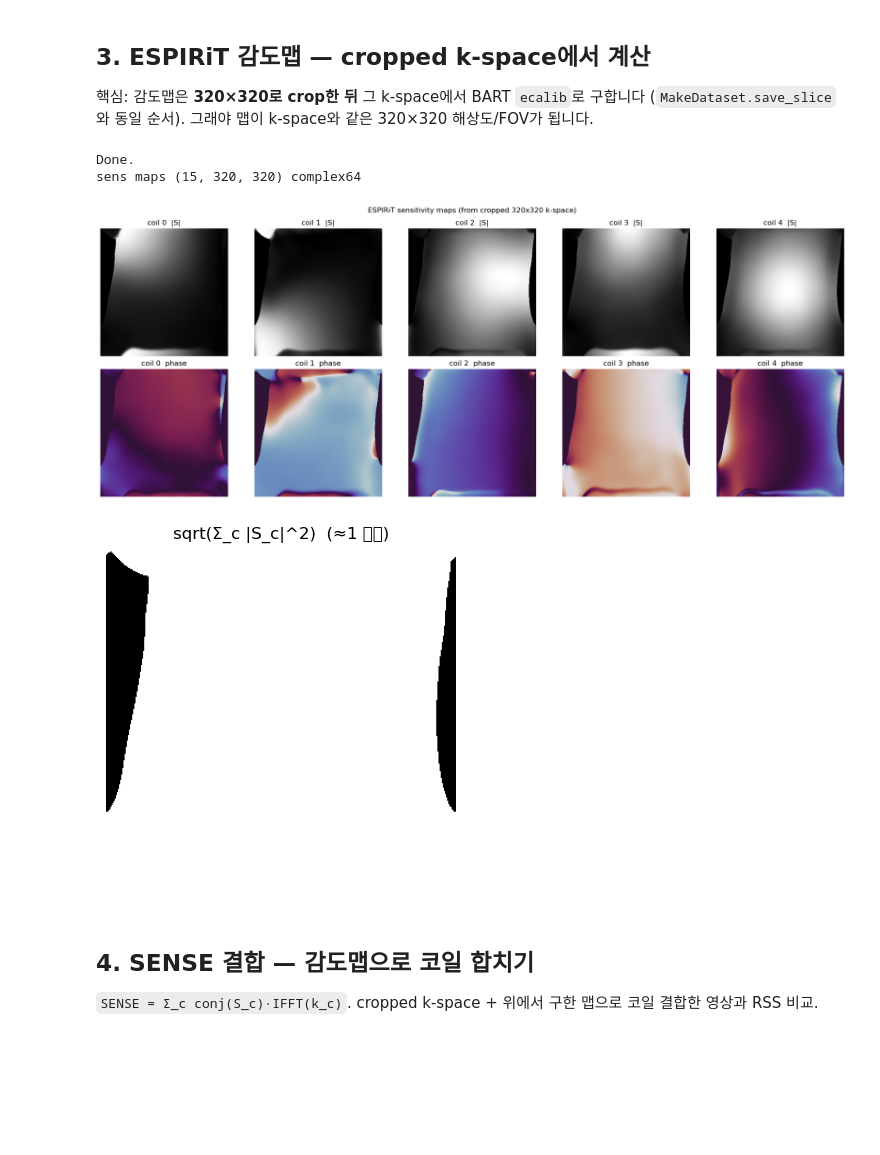
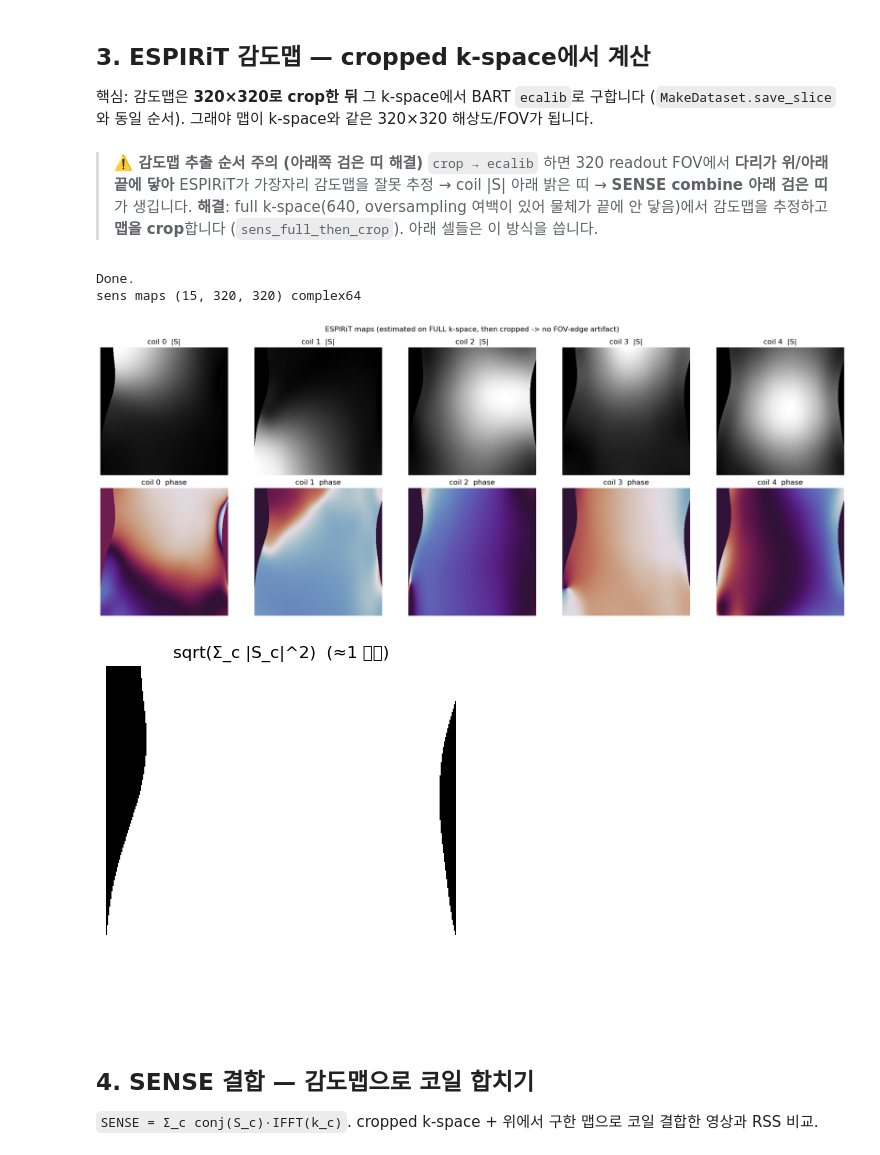
Before and after one commit to sonwonjun103/MRIreconstruction, a Jupyter notebook: datavisual2.ipynb, the cells around one changed output. Drawn from its saved outputs; the diff is of its cells as text; code cells hidden in the pictures; blank space fills up the shorter version.

```diff
--- a/datavisual2.ipynb
+++ b/datavisual2.ipynb
@@ -26,6 +26,12 @@ with h5py.File(f, "r") as h:
 C, H, W = kspace_raw.shape
 print(f"file {os.path.basename(f)} slice {s}")
 print(f"raw k-space {kspace_raw.shape} | official RSS GT {rss_gt.shape}")
+
+# --- 감도맵: full k-space에서 추정 후 crop (FOV-가장자리 artifact 방지) ---
+# crop->ecalib 하면 320 readout FOV에서 다리가 끝에 닿아 ESPIRiT가 가장자리 맵을
+# 잘못 추정 -> SENSE에 아래쪽 검은 띠. full(640, oversampling 여백)에서 뽑고 자르면 사라짐.
+def sens_full_then_crop(n=320):
+    return center_crop_2d(espirit_sens_maps(kspace_raw), n)
 # %% [output]
 file file1000000.h5 slice 17
 raw k-space (15, 640, 368) | official RSS GT (320, 320)
@@ -78,25 +84,31 @@ cropped RSS vs official reconstruction_rss : SSIM = 1.0000  (~1.0 이면 완벽
 
 핵심: 감도맵은 **320×320로 crop한 뒤** 그 k-space에서 BART `ecalib`로 구합니다
 (`MakeDataset.save_slice`와 동일 순서). 그래야 맵이 k-space와 같은 320×320 해상도/FOV가 됩니다.
+# %% [markdown]
+> **⚠️ 감도맵 추출 순서 주의 (아래쪽 검은 띠 해결)**
+> `crop → ecalib` 하면 320 readout FOV에서 **다리가 위/아래 끝에 닿아** ESPIRiT가 가장자리 감도맵을
+> 잘못 추정 → coil |S| 아래 밝은 띠 → **SENSE combine 아래 검은 띠**가 생깁니다.
+> **해결**: full k-space(640, oversampling 여백이 있어 물체가 끝에 안 닿음)에서 감도맵을 추정하고
+> **맵을 crop**합니다 (`sens_full_then_crop`). 아래 셀들은 이 방식을 씁니다.
 # %%
-sens = espirit_sens_maps(kspace_crop)               # (15,320,320) ESPIRiT maps (BART ecalib -r24)
+sens = sens_full_then_crop(320)                     # full-ecalib -> crop maps (no FOV-edge artifact)
 print('sens maps', sens.shape, sens.dtype)
 
 # show magnitude + phase of a few coil maps
 fig, ax = plt.subplots(2, 5, figsize=(18, 7))
 for j in range(5):
     ax[0, j].imshow(np.abs(sens[j]), cmap='gray'); ax[0, j].set_title(f'coil {j}  |S|'); ax[0, j].axis('off')
     ax[1, j].imshow(np.angle(sens[j]), cmap='twilight'); ax[1, j].set_title(f'coil {j}  phase'); ax[1, j].axis('off')
-plt.suptitle('ESPIRiT sensitivity maps (from cropped 320x320 k-space)')
+plt.suptitle('ESPIRiT maps (estimated on FULL k-space, then cropped -> no FOV-edge artifact)')
 plt.tight_layout(); plt.show()
 # sanity: RSS of the maps ~ 1 inside the object (well-conditioned)
 plt.figure(figsize=(4,4)); plt.imshow(np.sqrt((np.abs(sens)**2).sum(0)), cmap='gray')
 plt.title('sqrt(Σ_c |S_c|^2)  (≈1 안쪽)'); plt.axis('off'); plt.tight_layout(); plt.show()
 # %% [output]
 Done.
 sens maps (15, 320, 320) complex64
-[figure, old version]
+[figure, new version]
-[figure, old version]
+[figure, new version]
 # %% [markdown]
 ## 4. SENSE 결합 — 감도맵으로 코일 합치기
 
```
Also changed, not shown: parts of 2 cells of this notebook.
